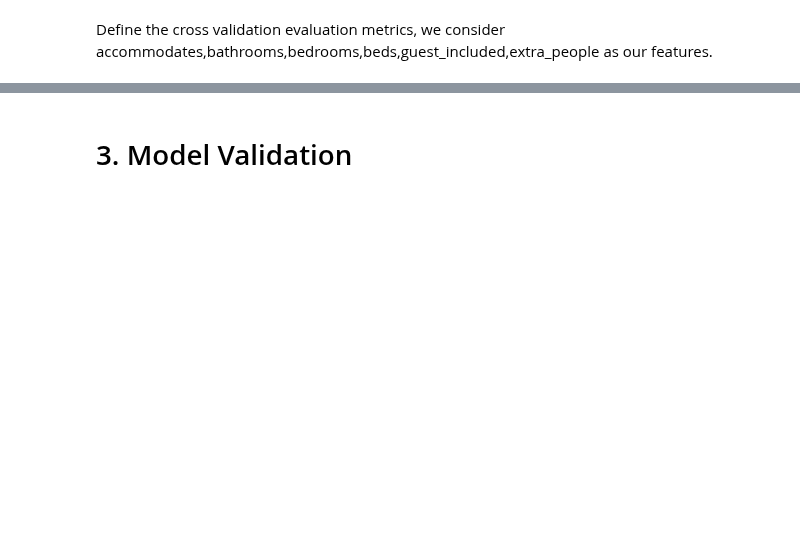
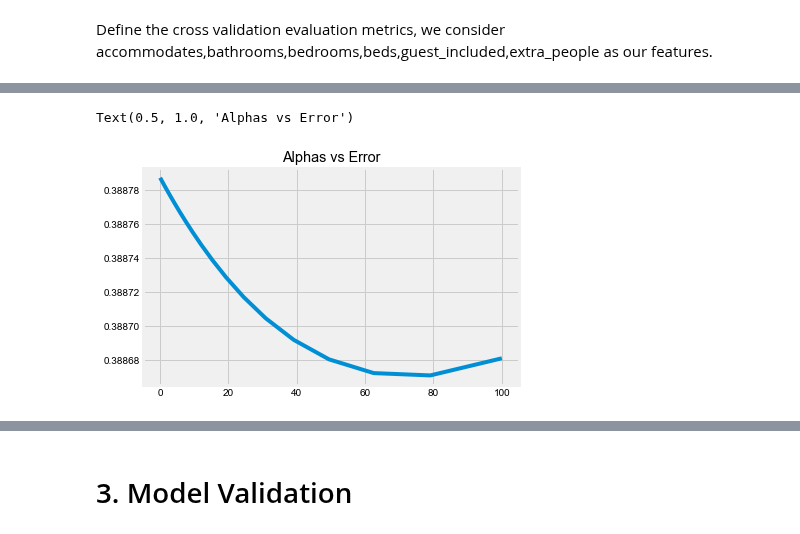
Before and after one commit to vivienfay/Airbnb-Seattle-Rental-Price-Prediction, a Jupyter notebook: Airbnb_price_prediction.ipynb, the cells around one changed output, grey strips where cells are left out. Cells and saved outputs as stored; diff of their text form; code cells hidden in the pictures; blank space fills up the shorter version.

```diff
--- a/Airbnb_price_prediction.ipynb
+++ b/Airbnb_price_prediction.ipynb
@@ -298,0 +284,3 @@ TypeError: first argument must be an iterable of pandas objects, you passed an o
+# %%
+alphas = np.logspace(-3,2,50)
+alphas
@@ -298,0 +301,14 @@ TypeError: first argument must be an iterable of pandas objects, you passed an o
+# %%
+# X_train = X_train.values
+# y_train = y_train.values
+test_scores = []
+for alpha in alphas:
+    clf = Ridge(alpha)
+    test_score = np.sqrt(-cross_val_score(clf, X_train, y_train,cv=10,scoring='neg_mean_squared_error'))
+    test_scores.append(np.mean(test_score))
+# %%
+plt.plot(alphas,test_scores)
+plt.title('Alphas vs Error')
+# %% [output]
+Text(0.5, 1.0, 'Alphas vs Error')
+[figure, added]
```
Also changed, not shown: parts of 19 cells of this notebook.
